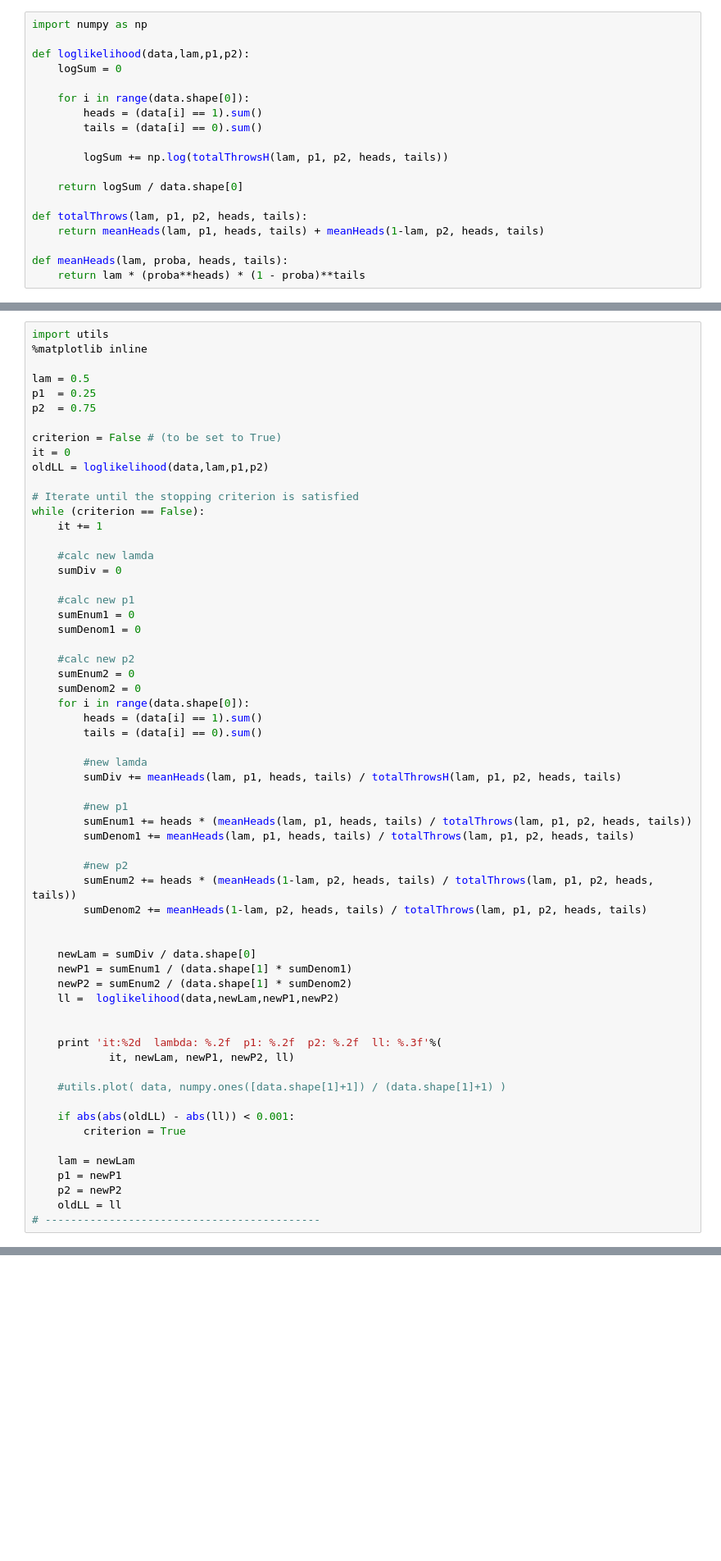
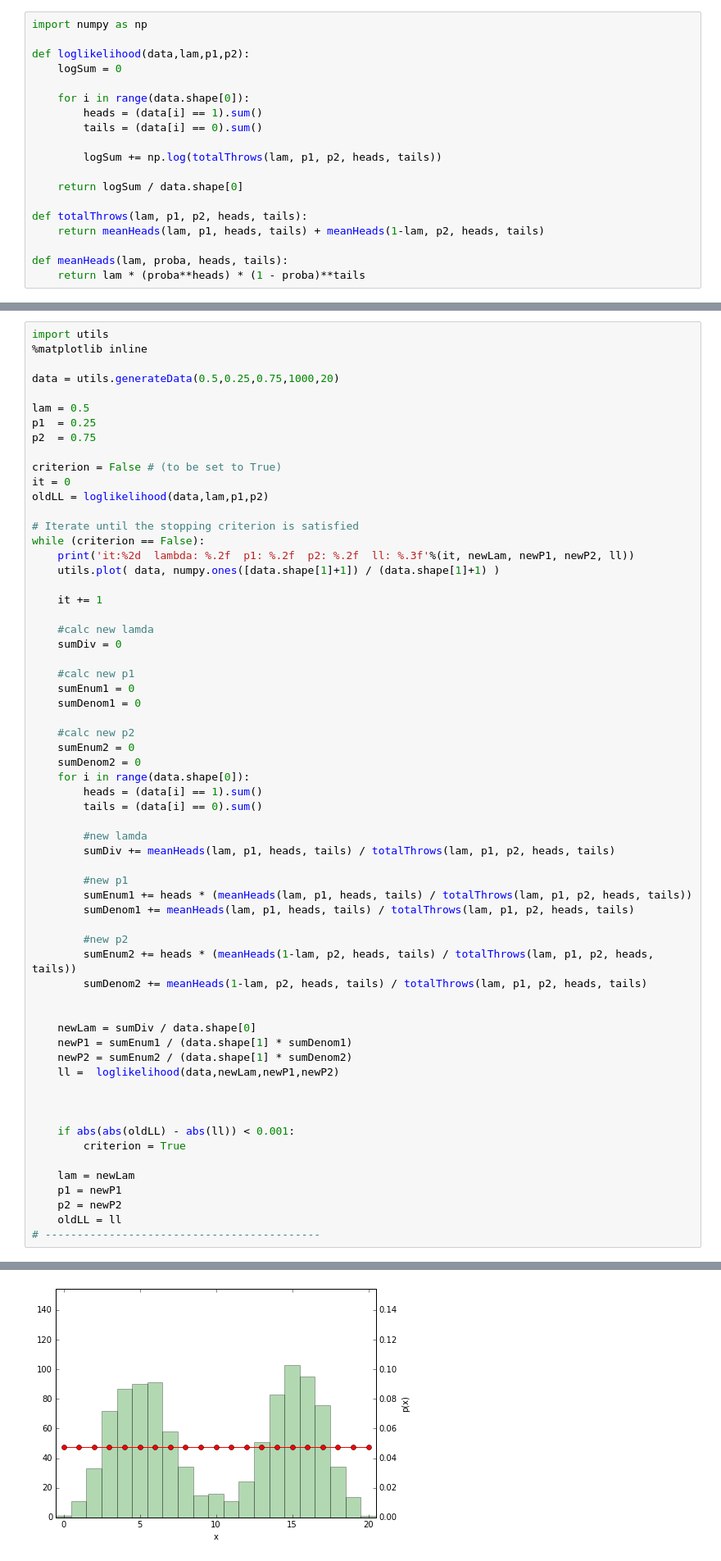
Before and after one commit to jeichelbaum/ml1---ha-assignments, a Jupyter notebook: sheet05/sheet05.ipynb, the cells around one changed output, grey strips where cells are left out. Shown: that part at 82% size. Drawn from its saved outputs; the diff is of its cells as text; blank space fills up the shorter version.

```diff
--- a/sheet05/sheet05.ipynb
+++ b/sheet05/sheet05.ipynb
@@ -72,7 +89,7 @@ def loglikelihood(data,lam,p1,p2):
         heads = (data[i] == 1).sum()
         tails = (data[i] == 0).sum()
 
-        logSum += np.log(totalThrowsH(lam, p1, p2, heads, tails))
+        logSum += np.log(totalThrows(lam, p1, p2, heads, tails))
 
     return logSum / data.shape[0]
 
@@ -110,6 +127,8 @@ $$R_2(i) = \frac{(1-\lambda) p_2^{h(x_i)}(1-p_2)^{t(x_i)}}{\lambda p_1^{h(x_i)}(
 # %%
 import utils
 %matplotlib inline
+
+data = utils.generateData(0.5,0.25,0.75,1000,20)
 
 lam = 0.5
 p1  = 0.25
@@ -121,6 +140,9 @@ oldLL = loglikelihood(data,lam,p1,p2)
 
 # Iterate until the stopping criterion is satisfied
 while (criterion == False):
+    print('it:%2d  lambda: %.2f  p1: %.2f  p2: %.2f  ll: %.3f'%(it, newLam, newP1, newP2, ll))
+    utils.plot( data, numpy.ones([data.shape[1]+1]) / (data.shape[1]+1) )
+
     it += 1
 
     #calc new lamda
@@ -138,7 +160,7 @@ while (criterion == False):
         tails = (data[i] == 0).sum()
 
         #new lamda
-        sumDiv += meanHeads(lam, p1, heads, tails) / totalThrowsH(lam, p1, p2, heads, tails)
+        sumDiv += meanHeads(lam, p1, heads, tails) / totalThrows(lam, p1, p2, heads, tails)
 
         #new p1
         sumEnum1 += heads * (meanHeads(lam, p1, heads, tails) / totalThrows(lam, p1, p2, heads, tails))
@@ -155,10 +177,6 @@ while (criterion == False):
     ll =  loglikelihood(data,newLam,newP1,newP2)
 
 
-    print 'it:%2d  lambda: %.2f  p1: %.2f  p2: %.2f  ll: %.3f'%(
-            it, newLam, newP1, newP2, ll)
-
-    #utils.plot( data, numpy.ones([data.shape[1]+1]) / (data.shape[1]+1) )
 
     if abs(abs(oldLL) - abs(ll)) < 0.001:
         criterion = True
@@ -178,0 +192 @@ it: 7  lambda: 0.26  p1: 0.48  p2: 0.79  ll: -11.662
+[figure, added]
```
Also changed, not shown: parts of 2 cells of this notebook.
